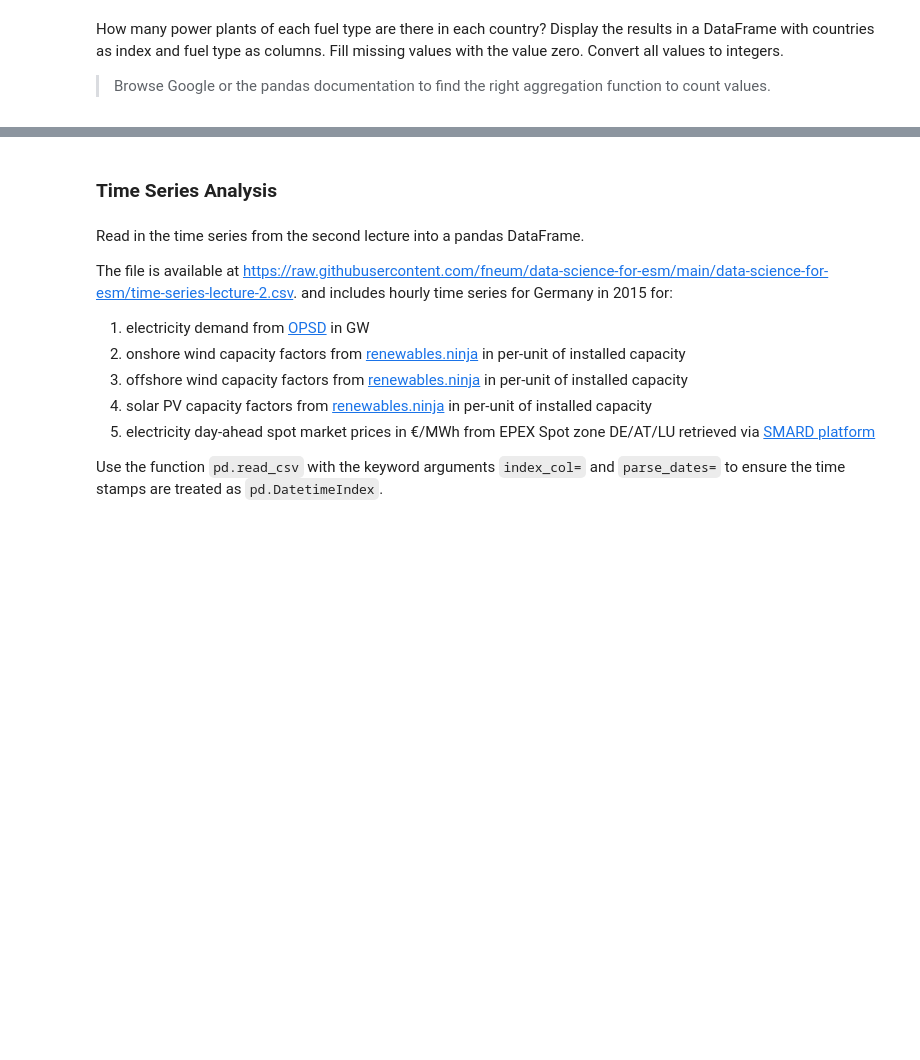
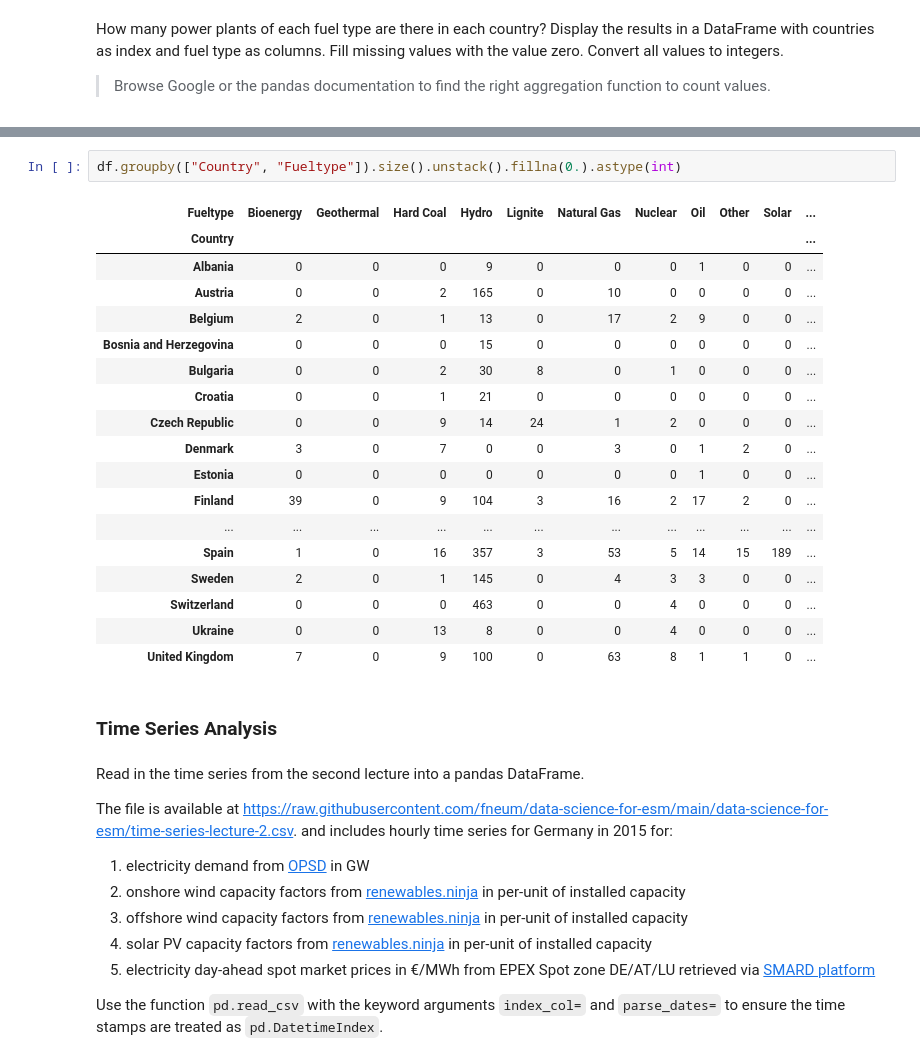
Before and after one commit to fneum/data-science-for-esm, a Jupyter notebook: data-science-for-esm/03-workshop-pandas.ipynb, the cells around one changed output, grey strips where cells are left out. Drawn from its saved outputs; the diff is of its cells as text; blank space fills up the shorter version.

```diff
--- a/data-science-for-esm/03-workshop-pandas.ipynb
+++ b/data-science-for-esm/03-workshop-pandas.ipynb
@@ -784,3 +887,24 @@ How many power plants of each fuel type are there in each country? Display the r
+# %%
+df.groupby(["Country", "Fueltype"]).size().unstack().fillna(0.).astype(int)
+# %% [output]
+| Fueltype | Bioenergy | Geothermal | Hard Coal | Hydro | Lignite | Natural Gas | Nuclear | Oil | Other | Solar | ... |
+| Country |  |  |  |  |  |  |  |  |  |  | ... |
+| Albania | 0 | 0 | 0 | 9 | 0 | 0 | 0 | 1 | 0 | 0 | ... |
+| Austria | 0 | 0 | 2 | 165 | 0 | 10 | 0 | 0 | 0 | 0 | ... |
+| Belgium | 2 | 0 | 1 | 13 | 0 | 17 | 2 | 9 | 0 | 0 | ... |
+| Bosnia and Herzegovina | 0 | 0 | 0 | 15 | 0 | 0 | 0 | 0 | 0 | 0 | ... |
+| Bulgaria | 0 | 0 | 2 | 30 | 8 | 0 | 1 | 0 | 0 | 0 | ... |
+| Croatia | 0 | 0 | 1 | 21 | 0 | 0 | 0 | 0 | 0 | 0 | ... |
+| Czech Republic | 0 | 0 | 9 | 14 | 24 | 1 | 2 | 0 | 0 | 0 | ... |
+| Denmark | 3 | 0 | 7 | 0 | 0 | 3 | 0 | 1 | 2 | 0 | ... |
+| Estonia | 0 | 0 | 0 | 0 | 0 | 0 | 0 | 1 | 0 | 0 | ... |
+| Finland | 39 | 0 | 9 | 104 | 3 | 16 | 2 | 17 | 2 | 0 | ... |
+| ... | ... | ... | ... | ... | ... | ... | ... | ... | ... | ... | ... |
+| Spain | 1 | 0 | 16 | 357 | 3 | 53 | 5 | 14 | 15 | 189 | ... |
+| Sweden | 2 | 0 | 1 | 145 | 0 | 4 | 3 | 3 | 0 | 0 | ... |
+| Switzerland | 0 | 0 | 0 | 463 | 0 | 0 | 4 | 0 | 0 | 0 | ... |
+| Ukraine | 0 | 0 | 13 | 8 | 0 | 0 | 4 | 0 | 0 | 0 | ... |
+| United Kingdom | 7 | 0 | 9 | 100 | 0 | 63 | 8 | 1 | 1 | 0 | ... |
 # %% [markdown]
 ### Time Series Analysis
 # %% [markdown]
```
Also changed, not shown: parts of 21 cells of this notebook.
